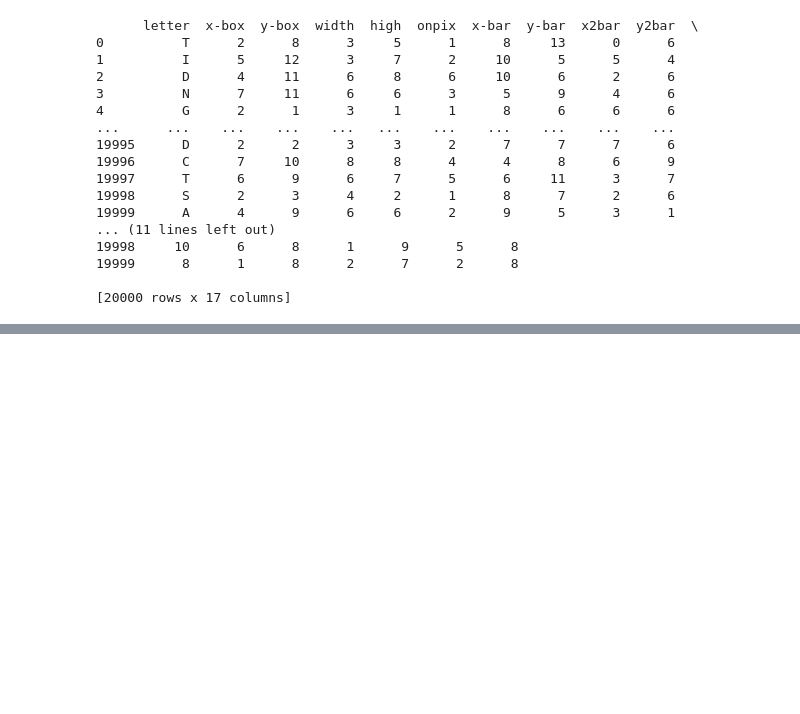
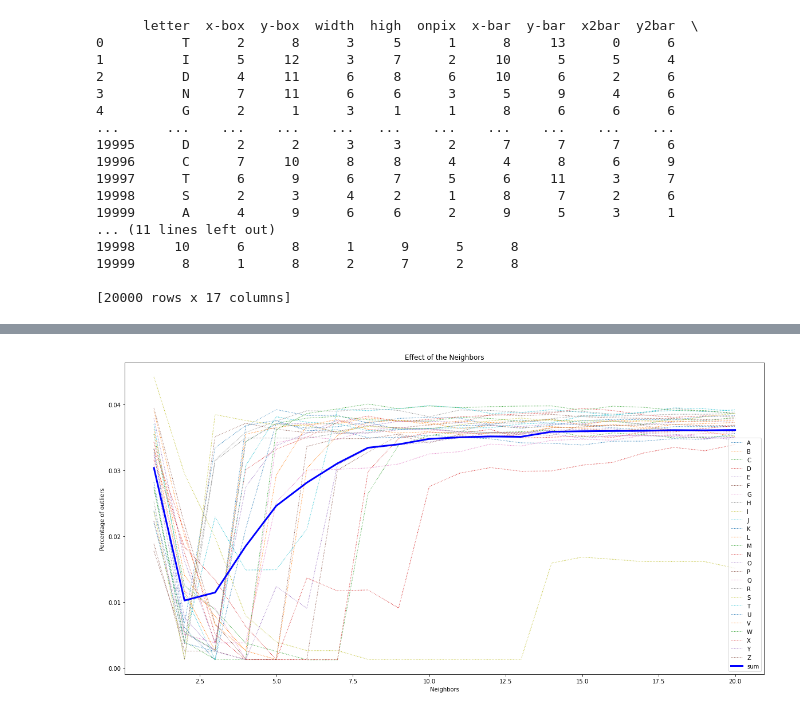
Before and after one commit to mmlein/KDDM2, a Jupyter notebook: src/04_Local_Outlier_Probability/local_outlier_probability.ipynb, the cells around one changed output, grey strips where cells are left out. Cells and saved outputs as stored; diff of their text form; code cells hidden in the pictures; blank space fills up the shorter version.

```diff
--- a/src/04_Local_Outlier_Probability/local_outlier_probability.ipynb
+++ b/src/04_Local_Outlier_Probability/local_outlier_probability.ipynb
@@ -116,0 +240,18 @@ optimization_results.to_csv("local_outlier_probability_hyper_parameter_testing.c
+# %%
+# plot the neighbors variable
+fig = plt.figure(figsize = (20, 10))
+
+for letter in alphabet:
+    if letter == "sum":
+        plt.plot(result_n["n"], result_n[letter],"b-" ,label= letter, linewidth=3)
+    else:
+        plt.plot(result_n["n"], result_n[letter],":" ,label= letter, linewidth=1)
+
+plt.xlabel("Neighbors")
+plt.ylabel("Percentage of outliers")
+plt.title("Effect of the Neighbors")
+plt.legend()
+plt.savefig("local_out_prob_neighbors.pdf")
+plt.show()
+# %% [output]
+[figure, added]
```
Also changed, not shown: parts of 26 cells of this notebook.
